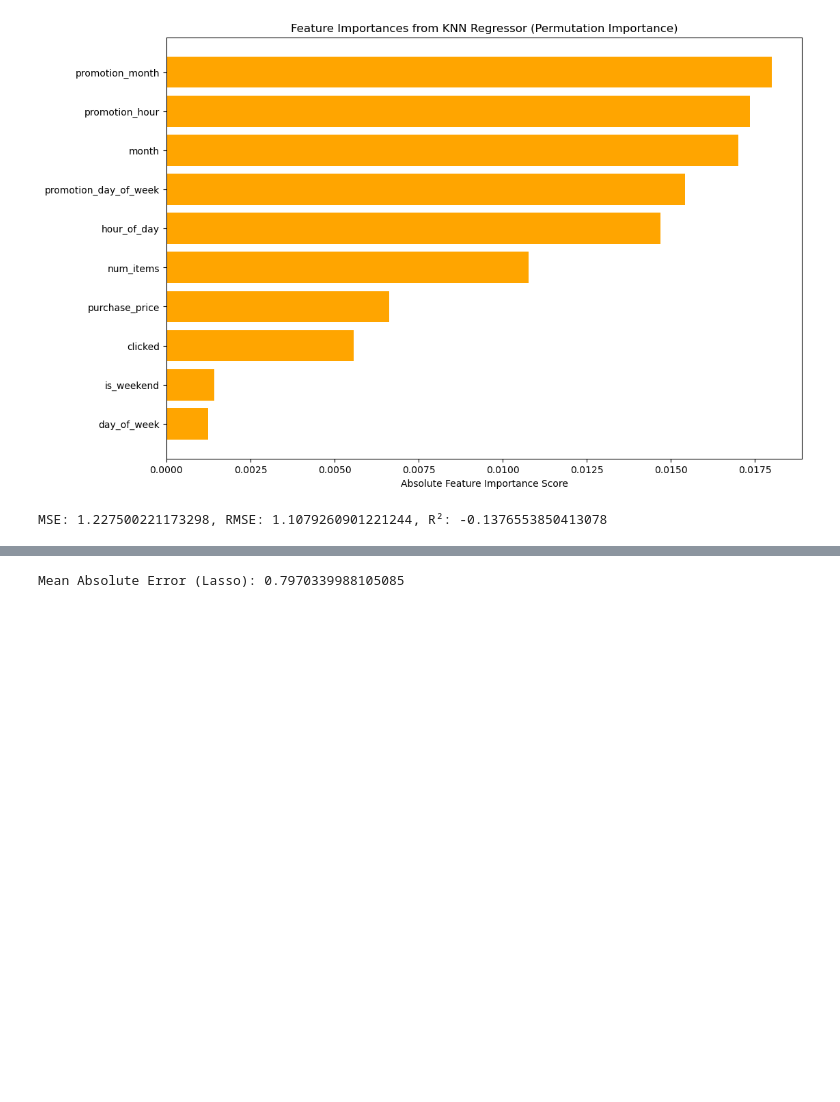
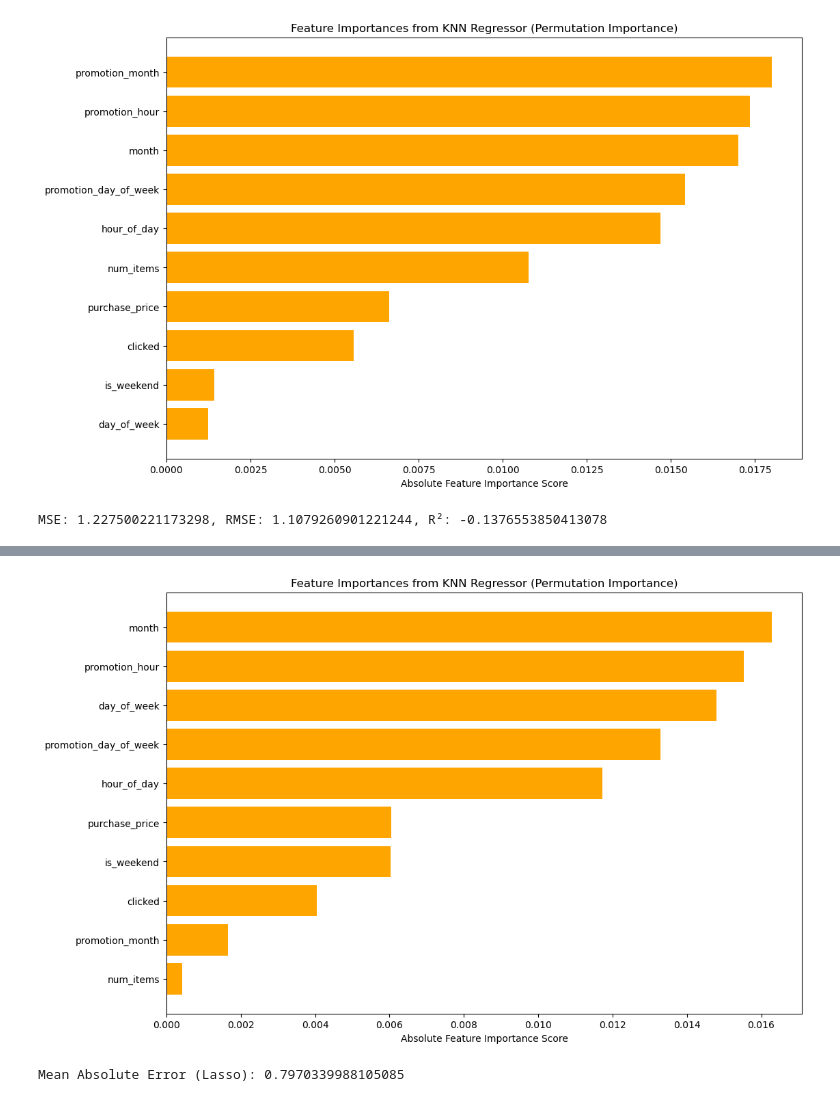
Before and after one commit to MingzengQin/Intership, a Jupyter notebook: HourTarget.ipynb, the cells around one changed output, grey strips where cells are left out. Drawn from its saved outputs; the diff is of its cells as text; code cells hidden in the pictures; blank space fills up the shorter version.

Commit message:
adda the optimization for the code check the table at the last

```diff
--- a/HourTarget.ipynb
+++ b/HourTarget.ipynb
@@ -479,3 +694,96 @@ r2_knn = r2_score(y_val, y_pred_knn)
 print(f'MSE: {mse_knn}, RMSE: {rmse_knn}, R²: {r2_knn}')
 # %% [output]
 MSE: 1.227500221173298, RMSE: 1.1079260901221244, R²: -0.1376553850413078
+# %%
+import numpy as np
+import pandas as pd
+import matplotlib.pyplot as plt
+import time
+from tqdm import tqdm  # Progress bar
+from sklearn.neighbors import KNeighborsRegressor
+from sklearn.metrics import mean_absolute_error, mean_squared_error, r2_score
+from sklearn.model_selection import RandomizedSearchCV
+from sklearn.inspection import permutation_importance
+
+# 1. Hyperparameter Optimization (RandomizedSearchCV) with Progress Bar
+param_dist_knn = {
+    'n_neighbors': list(range(1, 20, 2)),  # Odd numbers from 1 to 19
+    'weights': ['uniform', 'distance'],
+    'p': [1, 2]  # 1 = Manhattan Distance, 2 = Euclidean Distance
+}
+
+knn_model = KNeighborsRegressor()
+
+# Initialize timing tracking
+search_times_knn = []  # To store time taken for each iteration
+
+# Define a custom function to track progress
+def track_search_progress_knn(cv_results):
+    global search_times_knn
+    search_times_knn.append(time.time())  # Log the timestamp of each iteration
+
+# Performing hyperparameter search with progress tracking
+random_search_knn = RandomizedSearchCV(knn_model, param_distributions=param_dist_knn,
+                                       n_iter=20, cv=5, scoring='neg_mean_absolute_error',
+                                       n_jobs=-1, verbose=0, random_state=42)
+
+# Start the timer
+start_time_knn = time.time()
+
+# Using tqdm to visualize the search process
+with tqdm(total=20, desc="KNN Hyperparameter Search Progress") as pbar:
+    for _ in range(20):
+        random_search_knn.fit(x_train, y_train)
+        track_search_progress_knn(random_search_knn.cv_results_)  # Track progress
+        pbar.update(1)  # Update progress bar
+
+# Calculate total elapsed time
+total_time_knn = time.time() - start_time_knn
+print(f"\nTotal Hyperparameter Search Time (KNN): {total_time_knn:.2f} seconds")
+
+# Selecting the best model
+best_knn_model = random_search_knn.best_estimator_
+
+# Train the best KNN model
+best_knn_model.fit(x_train, y_train)
+
+# Prediction
+y_pred_knn = best_knn_model.predict(x_val)
+
+# 2. Model Evaluation
+optimized_mae_knn = mean_absolute_error(y_val, y_pred_knn)
+optimized_mse_knn = mean_squared_error(y_val, y_pred_knn)
+optimized_rmse_knn = np.sqrt(optimized_mse_knn)
+optimized_r2_knn = r2_score(y_val, y_pred_knn)
+
+print(f'Mean Absolute Error (Optimized MAE KNN): {optimized_mae_knn:.4f}')
+print(f'Mean Squared Error (Optimized MSE KNN): {optimized_mse_knn:.4f}')
+print(f'Root Mean Squared Error (Optimized RMSE KNN): {optimized_rmse_knn:.4f}')
+print(f'R² Score (Optimized R² KNN): {optimized_r2_knn:.4f}')
+
+# 3. Compute Feature Importance using Permutation Importance
+perm_importance_knn = permutation_importance(best_knn_model, x_val, y_val,
+                                             scoring='neg_mean_absolute_error',
+                                             n_repeats=10, random_state=42)
+
+feature_importances_knn = np.abs(perm_importance_knn.importances_mean)  # Taking absolute values
+features_knn = x_train.columns
+
+# 4. Creating a DataFrame for Feature Importance
+importance_df_knn = pd.DataFrame({
+    'Feature': features_knn,
+    'Importance': feature_importances_knn
+}).sort_values(by='Importance', ascending=False)
+
+# Print Feature Importance Ranking
+print("\nFeature Importances (KNN Regressor - Permutation Importance):")
+print(importance_df_knn)
+
+# 5. Visualization of Feature Importances
+plt.figure(figsize=(12, 8))
+plt.barh(importance_df_knn['Feature'], importance_df_knn['Importance'], color='orange')
+plt.gca().invert_yaxis()
+plt.xlabel('Absolute Feature Importance Score')
+plt.title('Feature Importances from KNN Regressor (Permutation Importance)')
+plt.show()
+# %% [output]
@@ -482,3 +808,4 @@ MSE: 1.227500221173298, RMSE: 1.1079260901221244, R²: -0.1376553850413078
+[figure, added]
 # %%
 from sklearn.linear_model import Lasso
 from sklearn.metrics import mean_absolute_error
```
Also changed, not shown: parts of 6 cells of this notebook.
